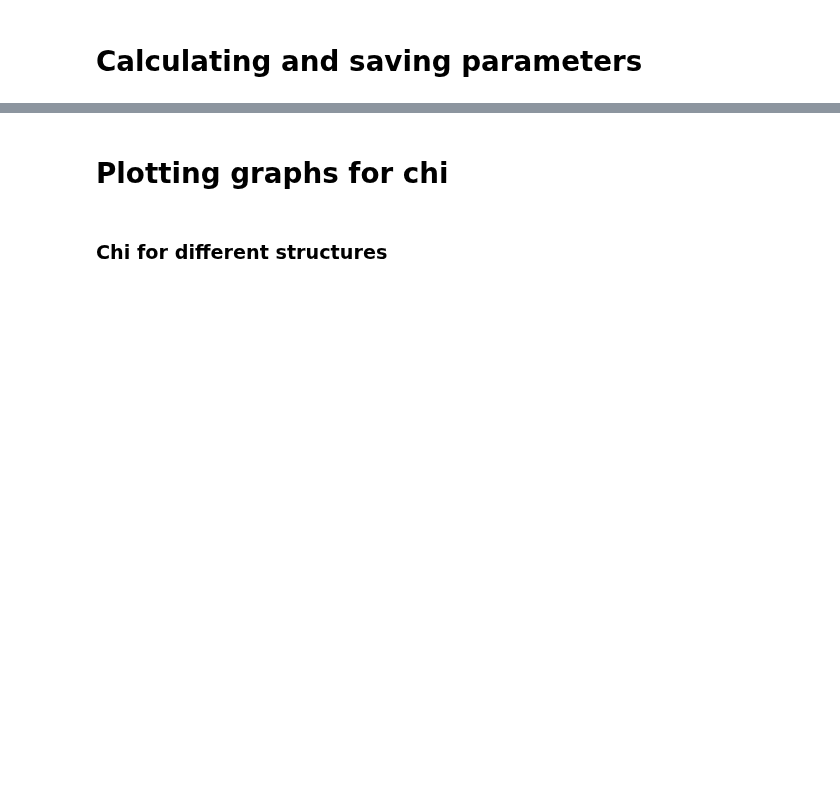
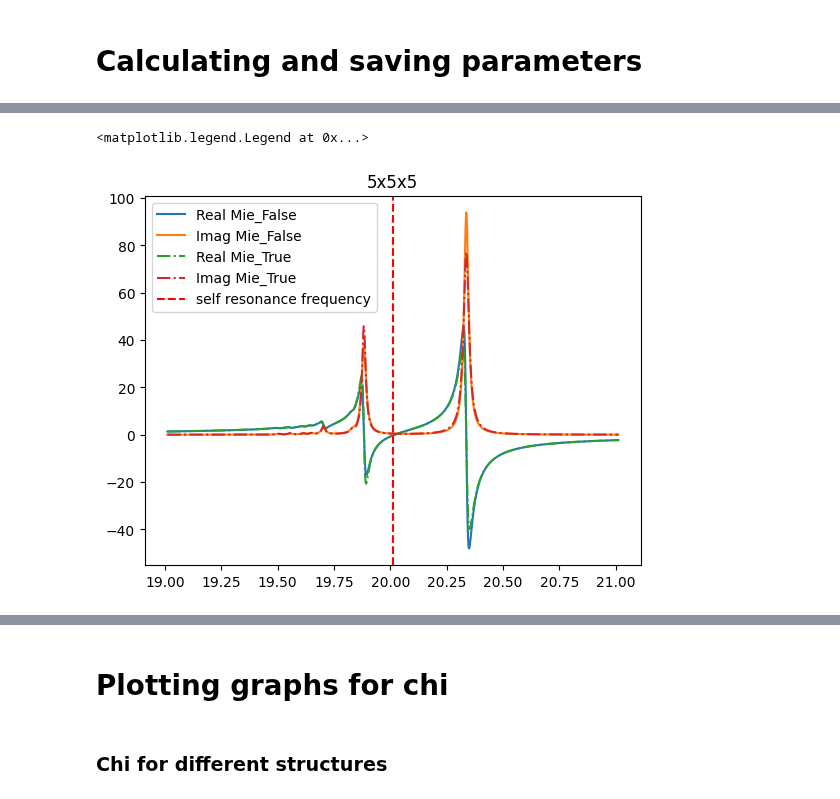
Before and after one commit to broshura/Discrete_Model_Of_Metamaterial_Lens, a Jupyter notebook: Code/FormComparing.ipynb, the cells around one changed output, grey strips where cells are left out. Drawn from its saved outputs; the diff is of its cells as text; code cells hidden in the pictures; blank space fills up the shorter version.

```diff
--- a/Code/FormComparing.ipynb
+++ b/Code/FormComparing.ipynb
@@ -21,0 +48,27 @@ KeyboardInterrupt:
+# %%
+Params['Omega'] = [omega_0*0.95, omega_0*1.05, 1000]
+Params['Solver_type'] = 'Fast'
+Params['Dx']=Params['Dz']=Params['Dy']
+Params['Orientations'] = 'zyx'
+Params['Scattering'] = 'Mie_False'
+Params['N'], Params['shape'] = to3D(5, 5, 5, 'zyx')
+data1 = open_model('DATA', Params)
+
+Params['Omega'] = [omega_0*0.95, omega_0*1.05, 1000]
+Params['Solver_type'] = 'Fast'
+Params['Dx']=Params['Dz']=Params['Dy']
+Params['Orientations'] = 'zyx'
+Params['Scattering'] = 'Mie_True'
+Params['N'], Params['shape'] = to3D(5, 5, 5, 'zyx')
+plt.title(Params['shape'])
+data2 = open_model('DATA', Params)
+
+plt.plot(data1['Omega']/2/np.pi/1e6, data1['Polarization'][:, 0].real, label='Real Mie_False')
+plt.plot(data1['Omega']/2/np.pi/1e6, data1['Polarization'][:, 0].imag, label='Imag Mie_False')
+plt.plot(data2['Omega']/2/np.pi/1e6, data2['Polarization'][:, 0].real, linestyle='-.', label='Real Mie_True')
+plt.plot(data2['Omega']/2/np.pi/1e6, data2['Polarization'][:, 0].imag, linestyle='-.', label='Imag Mie_True')
+plt.axvline(x=omega_0/2/np.pi/1e6, color='r', linestyle='--', label='self resonance frequency')
+plt.legend()
+# %% [output]
+<matplotlib.legend.Legend at 0x...>
+[figure, added]
```
Also changed, not shown: parts of 28 cells of this notebook, 6 other files.
